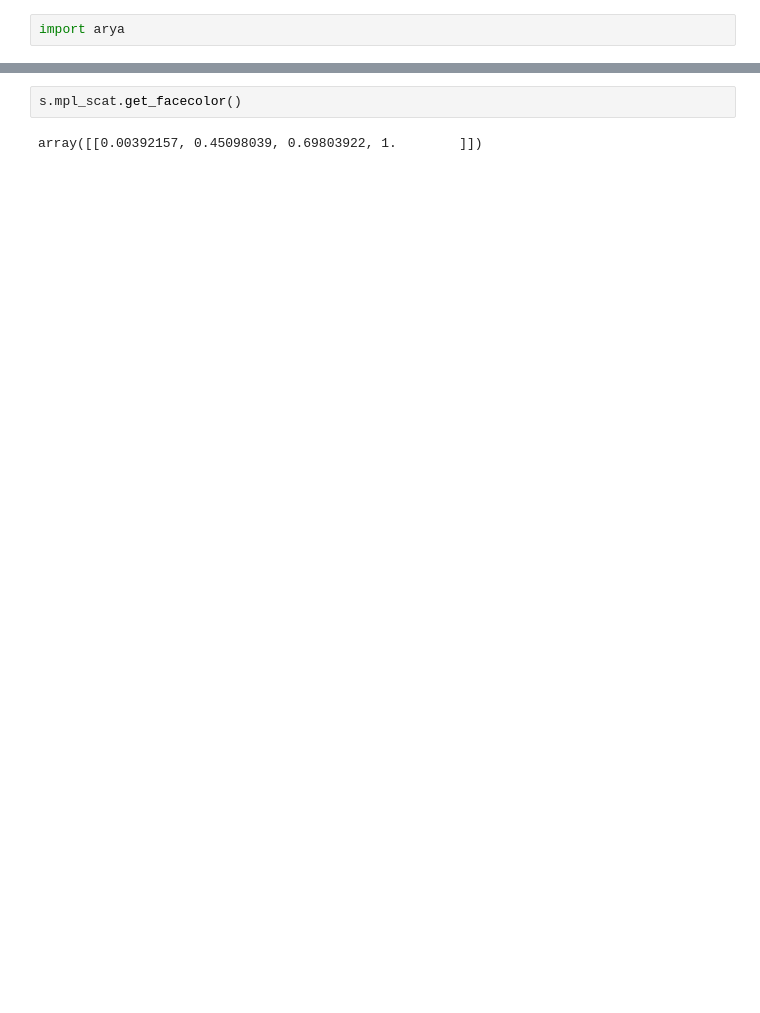
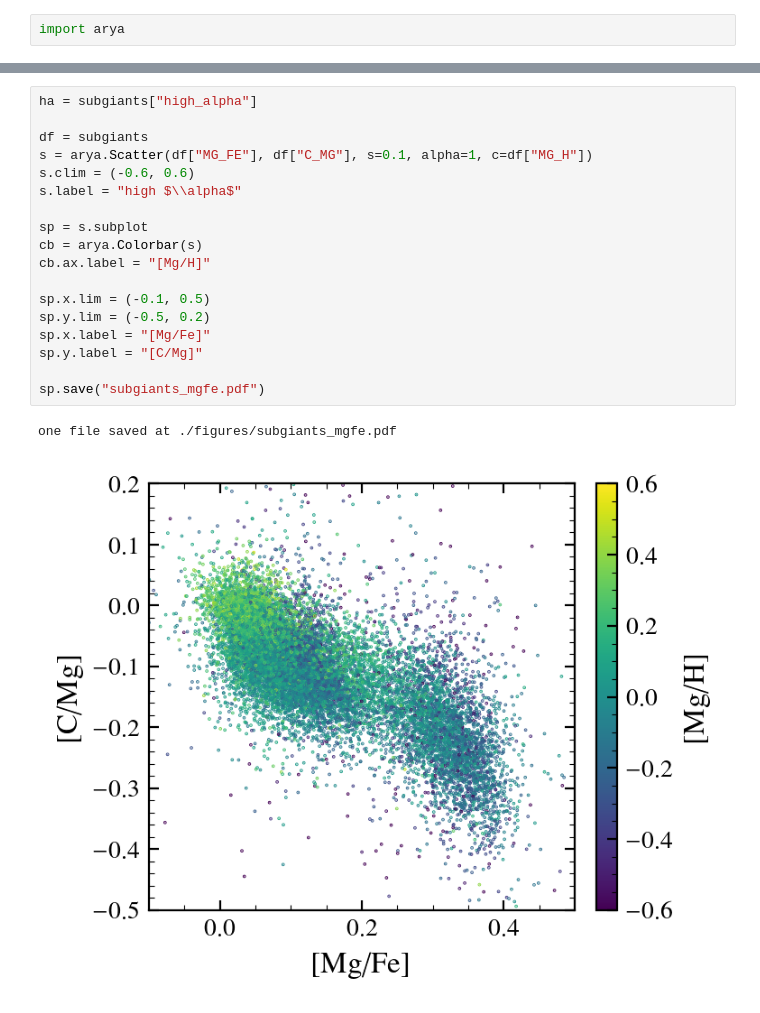
Before and after one commit to aeyobd/surp, a Jupyter notebook: carbon_paper/arya_test.ipynb, the cells around one changed output, grey strips where cells are left out. Drawn from its saved outputs; the diff is of its cells as text; blank space fills up the shorter version.

```diff
--- a/carbon_paper/arya_test.ipynb
+++ b/carbon_paper/arya_test.ipynb
@@ -43,4 +43,21 @@ AttributeError: 'Scatter' object has no attribute 'data'
 # %%
-s.mpl_scat.get_facecolor()
+ha = subgiants["high_alpha"]
+
+df = subgiants
+s = arya.Scatter(df["MG_FE"], df["C_MG"], s=0.1, alpha=1, c=df["MG_H"])
+s.clim = (-0.6, 0.6)
+s.label = "high $\\alpha$"
+
+sp = s.subplot
+cb = arya.Colorbar(s)
+cb.ax.label = "[Mg/H]"
+
+sp.x.lim = (-0.1, 0.5)
+sp.y.lim = (-0.5, 0.2)
+sp.x.label = "[Mg/Fe]"
+sp.y.label = "[C/Mg]"
+
+sp.save("subgiants_mgfe.pdf")
 # %% [output]
-array([[0.00392157, 0.45098039, 0.69803922, 1.        ]])
+one file saved at ./figures/subgiants_mgfe.pdf
+[figure, added]
```
Also changed, not shown: parts of 4 cells of this notebook, 6 other files.
